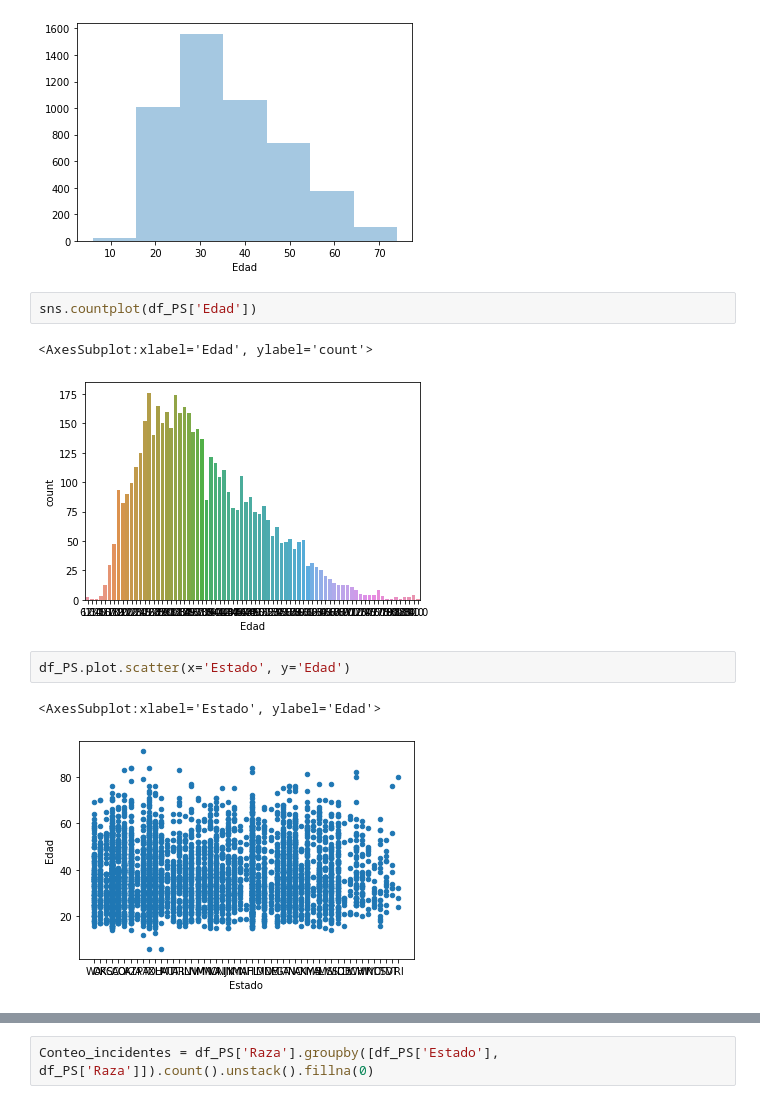
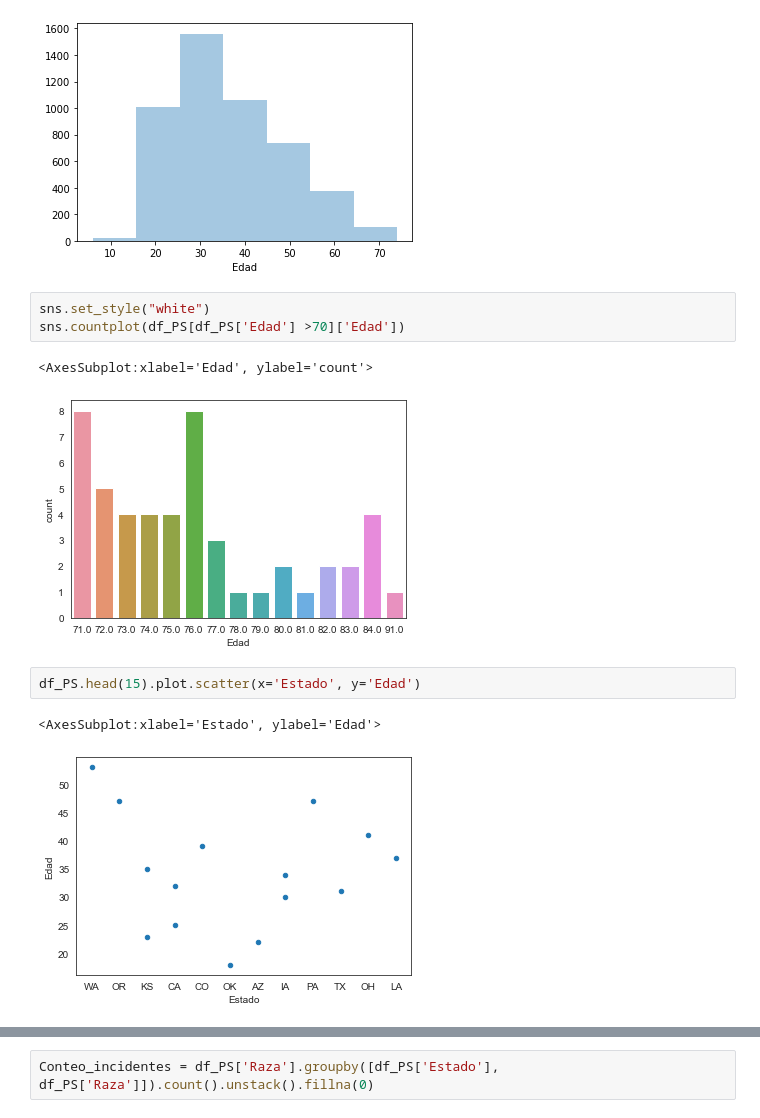
Before and after one commit to EmmanuelGalvan/MineriaDatos, a Jupyter notebook: Archivos/Practica de limpieza/Visualizacion_Equipo9.ipynb, the cells around one changed output, grey strips where cells are left out. Cells and saved outputs as stored; diff of their text form.

```diff
--- a/Archivos/Practica de limpieza/Visualizacion_Equipo9.ipynb
+++ b/Archivos/Practica de limpieza/Visualizacion_Equipo9.ipynb
@@ -222,12 +222,13 @@ sns.distplot(df_PS[df_PS['Edad'] < 75]['Edad'], bins = 7, kde = False)
 <AxesSubplot:xlabel='Edad'>
 [figure]
 # %%
-sns.countplot(df_PS['Edad'])
+sns.set_style("white")
+sns.countplot(df_PS[df_PS['Edad'] >70]['Edad'])
 # %% [output]
 <AxesSubplot:xlabel='Edad', ylabel='count'>
-[figure, old version]
+[figure, new version]
 # %%
-df_PS.plot.scatter(x='Estado', y='Edad')
+df_PS.head(15).plot.scatter(x='Estado', y='Edad')
 # %% [output]
 <AxesSubplot:xlabel='Estado', ylabel='Edad'>
-[figure, old version]
+[figure, new version]
```
Also changed, not shown: parts of 28 cells of this notebook, 1 other file.
